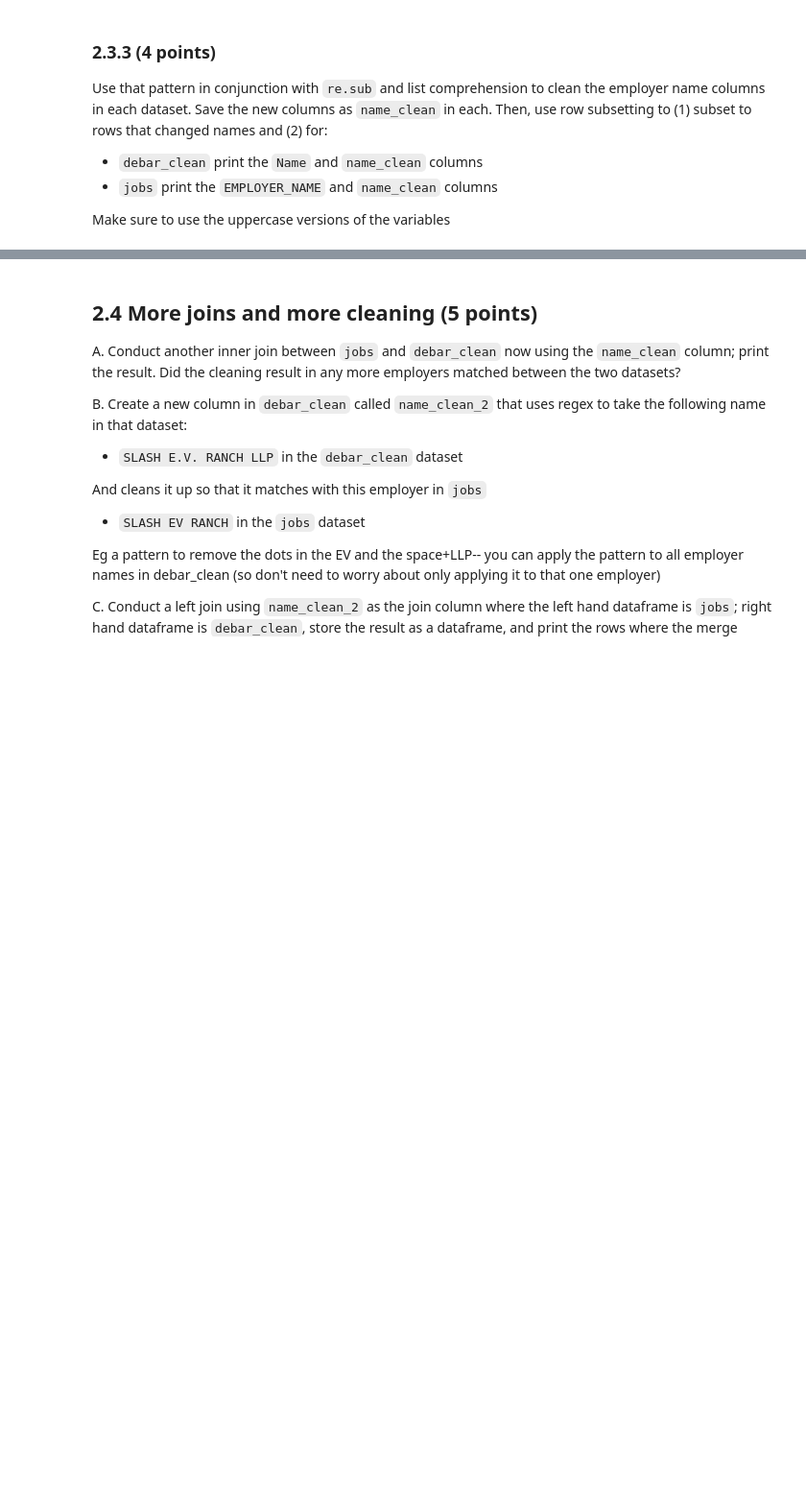
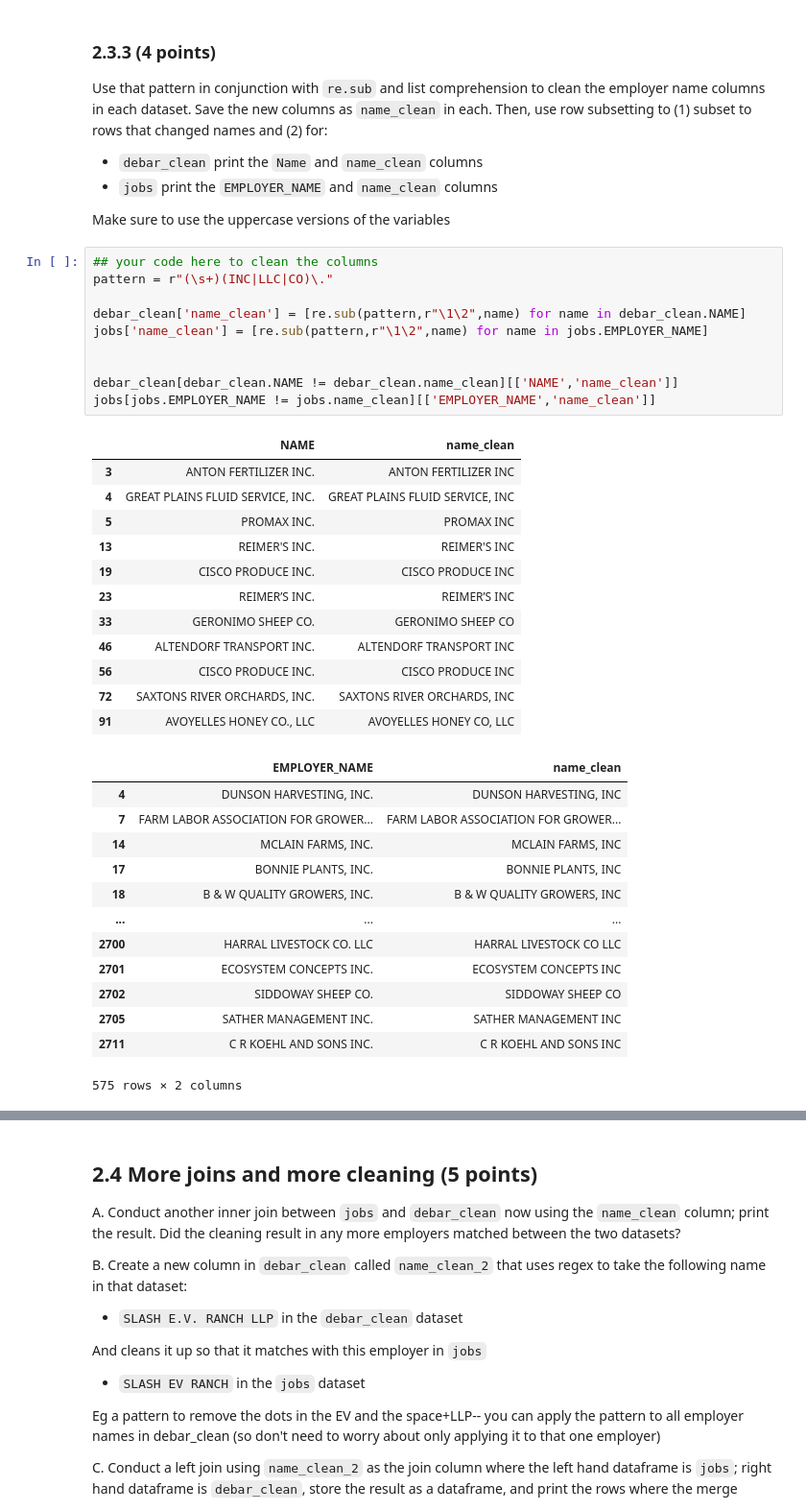
Before and after one commit to phoom28/QSS20_S25, a Jupyter notebook: problemsets/pset2/pset2_blank.ipynb, the cells around one changed output, grey strips where cells are left out. Shown: that part at 96% size. Saved outputs shown, nothing was run; the diff lists cells and outputs as text; blank space fills up the shorter version.

```diff
--- a/problemsets/pset2/pset2_blank.ipynb
+++ b/problemsets/pset2/pset2_blank.ipynb
@@ -282,4 +346,40 @@ Use that pattern in conjunction with `re.sub` and list comprehension to clean th
 - `jobs` print the `EMPLOYER_NAME` and `name_clean` columns
 
 Make sure to use the uppercase versions of the variables
+# %%
+## your code here to clean the columns
+pattern = r"(\s+)(INC|LLC|CO)\."
+
+debar_clean['name_clean'] = [re.sub(pattern,r"\1\2",name) for name in debar_clean.NAME]
+jobs['name_clean'] = [re.sub(pattern,r"\1\2",name) for name in jobs.EMPLOYER_NAME]
+
+
+debar_clean[debar_clean.NAME != debar_clean.name_clean][['NAME','name_clean']]
+jobs[jobs.EMPLOYER_NAME != jobs.name_clean][['EMPLOYER_NAME','name_clean']]
+# %% [output]
+|  | NAME | name_clean |
+| 3 | ANTON FERTILIZER INC. | ANTON FERTILIZER INC |
+| 4 | GREAT PLAINS FLUID SERVICE, INC. | GREAT PLAINS FLUID SERVICE, INC |
+| 5 | PROMAX INC. | PROMAX INC |
+| 13 | REIMER'S INC. | REIMER'S INC |
+| 19 | CISCO PRODUCE INC. | CISCO PRODUCE INC |
+| 23 | REIMER’S INC. | REIMER’S INC |
+| 33 | GERONIMO SHEEP CO. | GERONIMO SHEEP CO |
+| 46 | ALTENDORF TRANSPORT INC. | ALTENDORF TRANSPORT INC |
+| 56 | CISCO PRODUCE INC. | CISCO PRODUCE INC |
+| 72 | SAXTONS RIVER ORCHARDS, INC. | SAXTONS RIVER ORCHARDS, INC |
+| 91 | AVOYELLES HONEY CO., LLC | AVOYELLES HONEY CO, LLC |
+|  | EMPLOYER_NAME | name_clean |
+| 4 | DUNSON HARVESTING, INC. | DUNSON HARVESTING, INC |
+| 7 | FARM LABOR ASSOCIATION FOR GROWER... | FARM LABOR ASSOCIATION FOR GROWER... |
+| 14 | MCLAIN FARMS, INC. | MCLAIN FARMS, INC |
+| 17 | BONNIE PLANTS, INC. | BONNIE PLANTS, INC |
+| 18 | B & W QUALITY GROWERS, INC. | B & W QUALITY GROWERS, INC |
+| ... | ... | ... |
+| 2700 | HARRAL LIVESTOCK CO. LLC | HARRAL LIVESTOCK CO LLC |
+| 2701 | ECOSYSTEM CONCEPTS INC. | ECOSYSTEM CONCEPTS INC |
+| 2702 | SIDDOWAY SHEEP CO. | SIDDOWAY SHEEP CO |
+| 2705 | SATHER MANAGEMENT INC. | SATHER MANAGEMENT INC |
+| 2711 | C R KOEHL AND SONS INC. | C R KOEHL AND SONS INC |
+575 rows × 2 columns
 # %%
```
Also changed, not shown: parts of 11 cells of this notebook.
